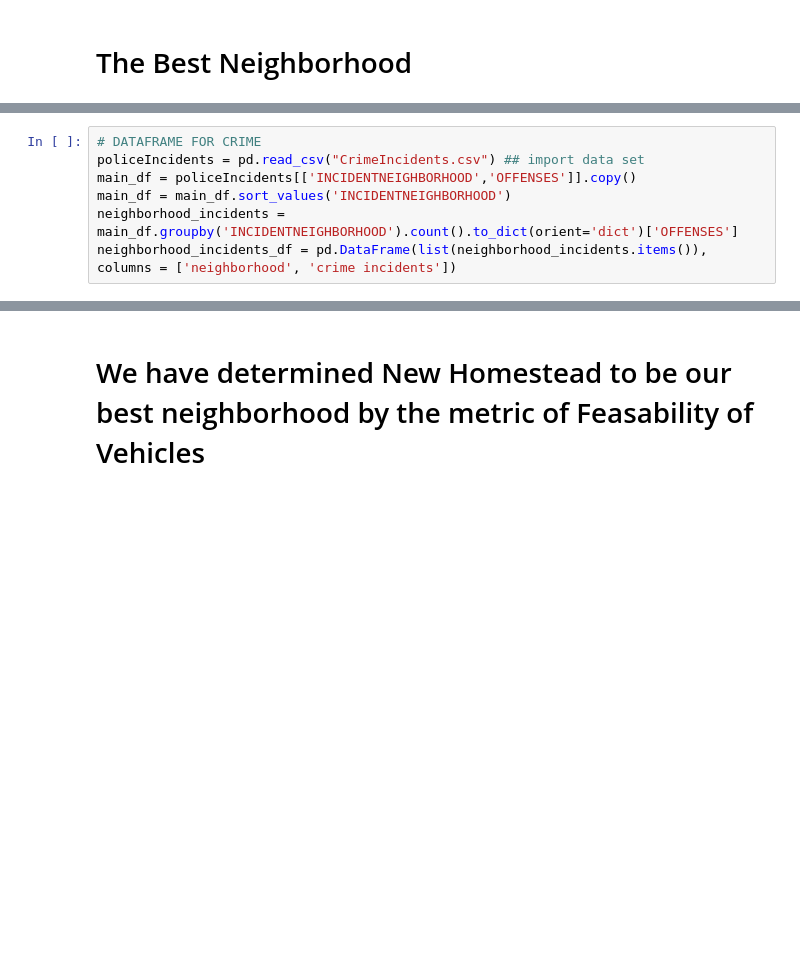
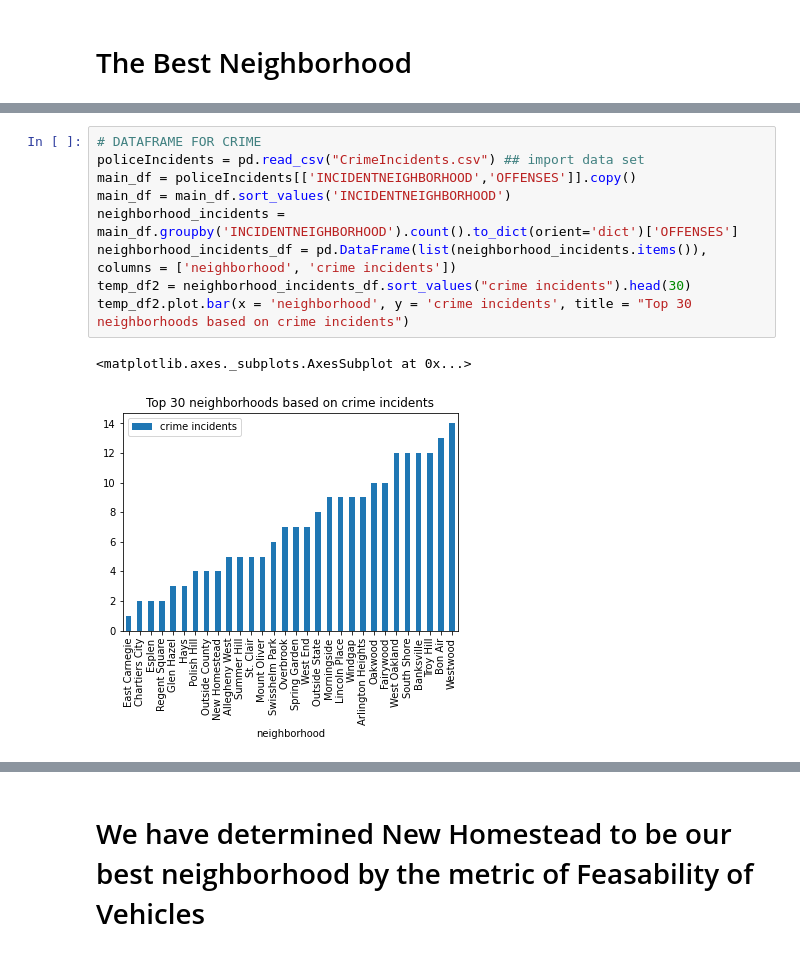
Before and after one commit to AnishC523/PittsburghBestNeighborhood, a Jupyter notebook: Final Notebook.ipynb, the cells around one changed output, grey strips where cells are left out. Drawn from its saved outputs; the diff is of its cells as text; blank space fills up the shorter version.

```diff
--- a/Final Notebook.ipynb
+++ b/Final Notebook.ipynb
@@ -48,10 +53,15 @@ bridgescount_sorted = bridgescount.sort_values("# of bridges", ascending = False
 # %%
 # DATAFRAME FOR CRIME
 policeIncidents = pd.read_csv("CrimeIncidents.csv") ## import data set
 main_df = policeIncidents[['INCIDENTNEIGHBORHOOD','OFFENSES']].copy()
 main_df = main_df.sort_values('INCIDENTNEIGHBORHOOD')
 neighborhood_incidents = main_df.groupby('INCIDENTNEIGHBORHOOD').count().to_dict(orient='dict')['OFFENSES']
 neighborhood_incidents_df = pd.DataFrame(list(neighborhood_incidents.items()), columns = ['neighborhood', 'crime incidents'])
+temp_df2 = neighborhood_incidents_df.sort_values("crime incidents").head(30)
+temp_df2.plot.bar(x = 'neighborhood', y = 'crime incidents', title = "Top 30 neighborhoods based on crime incidents")
+# %% [output]
+<matplotlib.axes._subplots.AxesSubplot at 0x...>
+[figure, added]
 # %%
 # DATAFRAME FOR TRAFFIC
 traffic_count_df = pd.read_csv("Traffic_Count.csv", index_col="id") # use the column named _id as the row index
```
Also changed, not shown: parts of 5 cells of this notebook.
